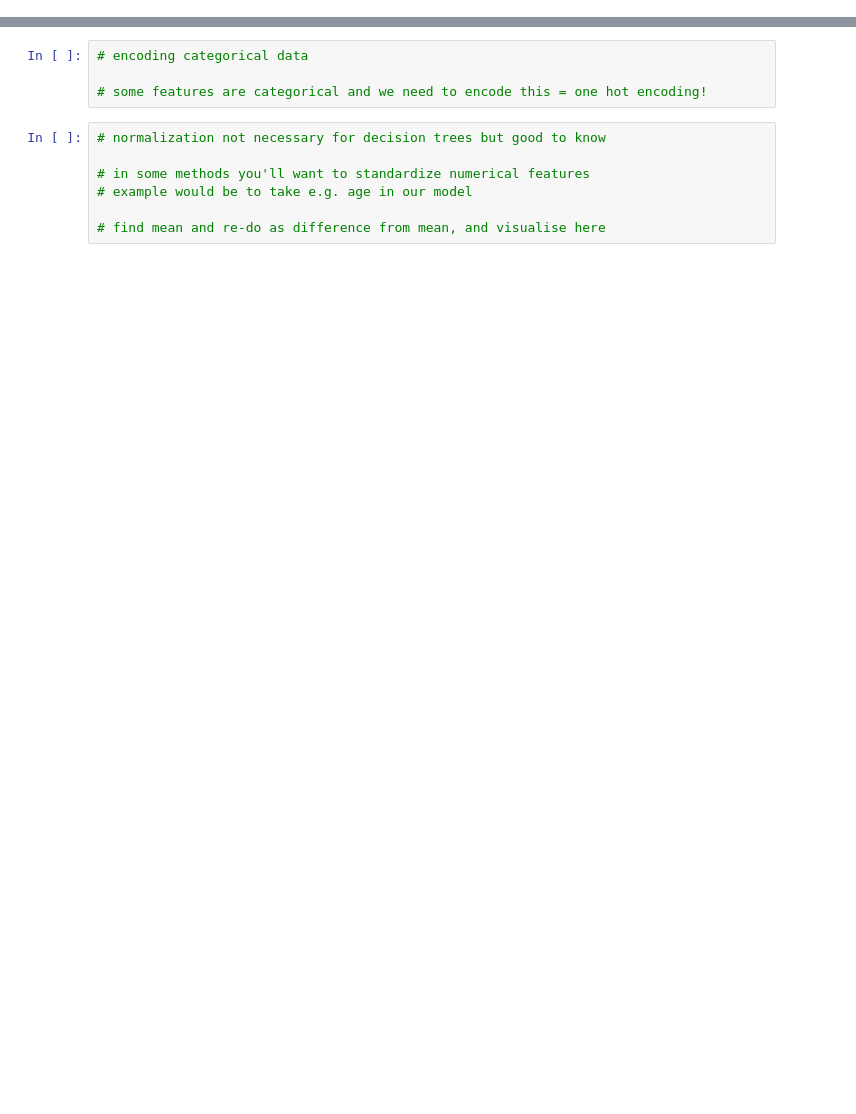
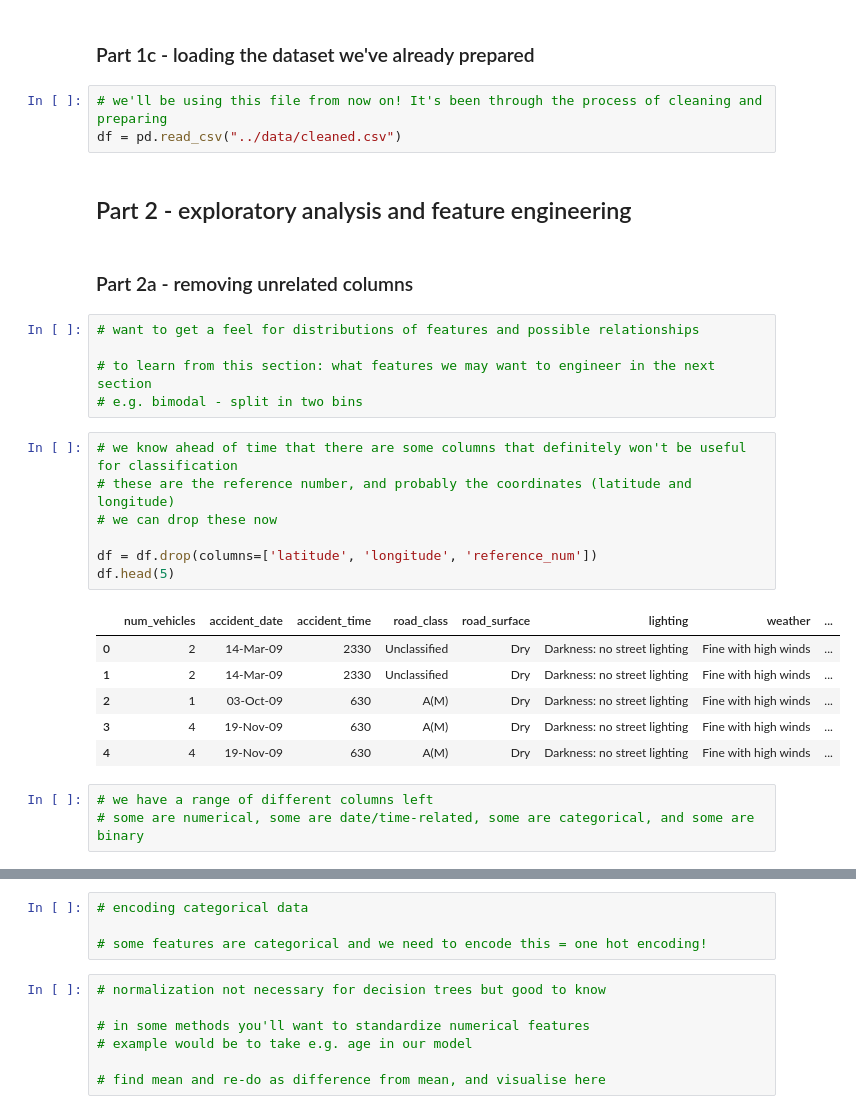
Before and after one commit to INRIX-rebecca-davey/python-ml-workshop, a Jupyter notebook: code/complete_notebook.ipynb, the cells around one changed output, grey strips where cells are left out. Saved outputs shown, nothing was run; the diff lists cells and outputs as text; blank space fills up the shorter version.

```diff
--- a/code/complete_notebook.ipynb
+++ b/code/complete_notebook.ipynb
@@ -16,0 +118,31 @@ df = pd.read_csv("../data/all.csv", encoding='latin1')
+# %% [markdown]
+### Part 1c - loading the dataset we've already prepared
+# %%
+# we'll be using this file from now on! It's been through the process of cleaning and preparing
+df = pd.read_csv("../data/cleaned.csv")
+# %% [markdown]
+## Part 2 - exploratory analysis and feature engineering
+# %% [markdown]
+### Part 2a - removing unrelated columns
+# %%
+# want to get a feel for distributions of features and possible relationships
+
+# to learn from this section: what features we may want to engineer in the next section
+# e.g. bimodal - split in two bins
+# %%
+# we know ahead of time that there are some columns that definitely won't be useful for classification
+# these are the reference number, and probably the coordinates (latitude and longitude)
+# we can drop these now
+
+df = df.drop(columns=['latitude', 'longitude', 'reference_num'])
+df.head(5)
+# %% [output]
+|  | num_vehicles | accident_date | accident_time | road_class | road_surface | lighting | weather | ... |
+| 0 | 2 | 14-Mar-09 | 2330 | Unclassified | Dry | Darkness: no street lighting | Fine with high winds | ... |
+| 1 | 2 | 14-Mar-09 | 2330 | Unclassified | Dry | Darkness: no street lighting | Fine with high winds | ... |
+| 2 | 1 | 03-Oct-09 | 630 | A(M) | Dry | Darkness: no street lighting | Fine with high winds | ... |
+| 3 | 4 | 19-Nov-09 | 630 | A(M) | Dry | Darkness: no street lighting | Fine with high winds | ... |
+| 4 | 4 | 19-Nov-09 | 630 | A(M) | Dry | Darkness: no street lighting | Fine with high winds | ... |
+# %%
+# we have a range of different columns left
+# some are numerical, some are date/time-related, some are categorical, and some are binary
```
Also changed, not shown: parts of 56 cells of this notebook.
